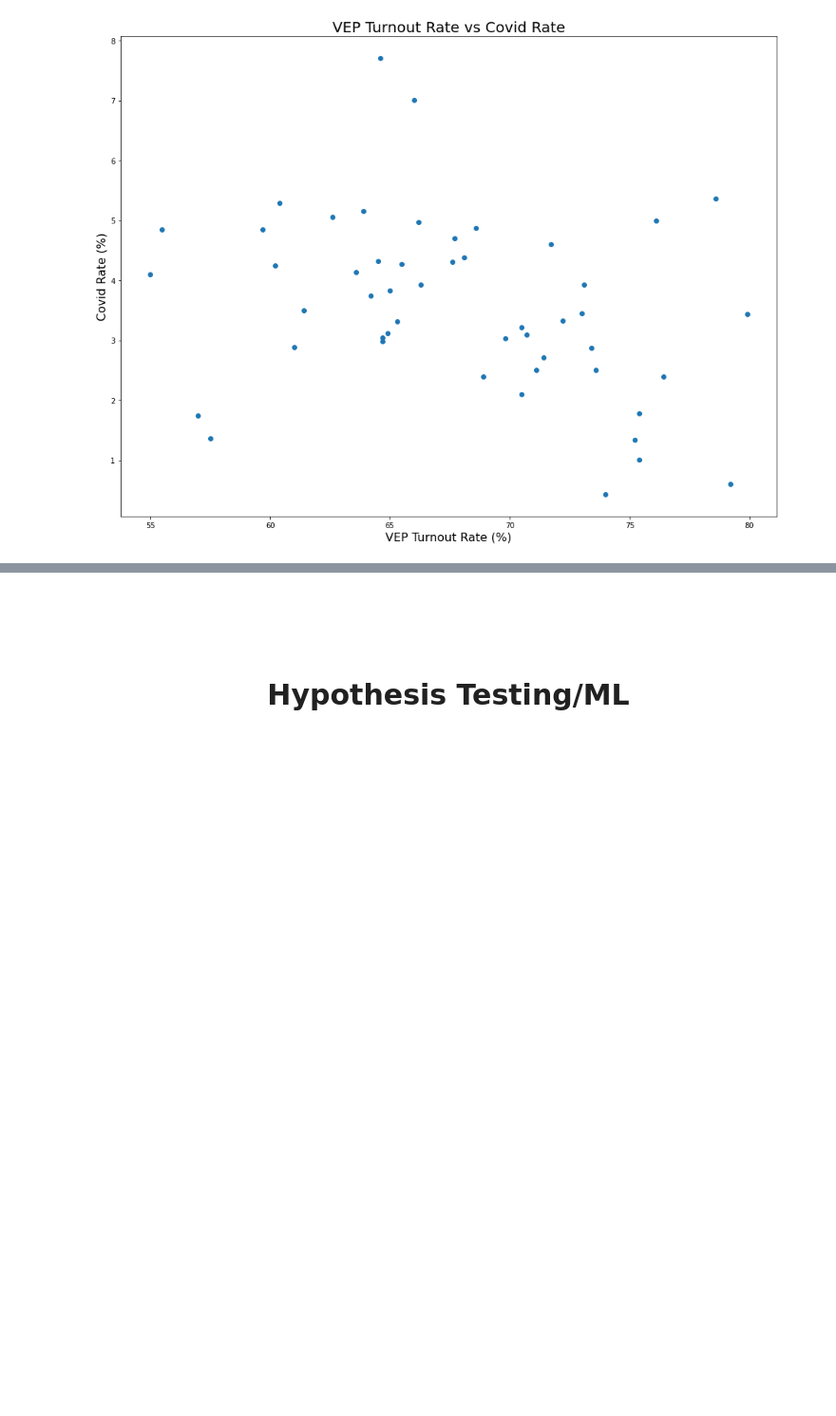
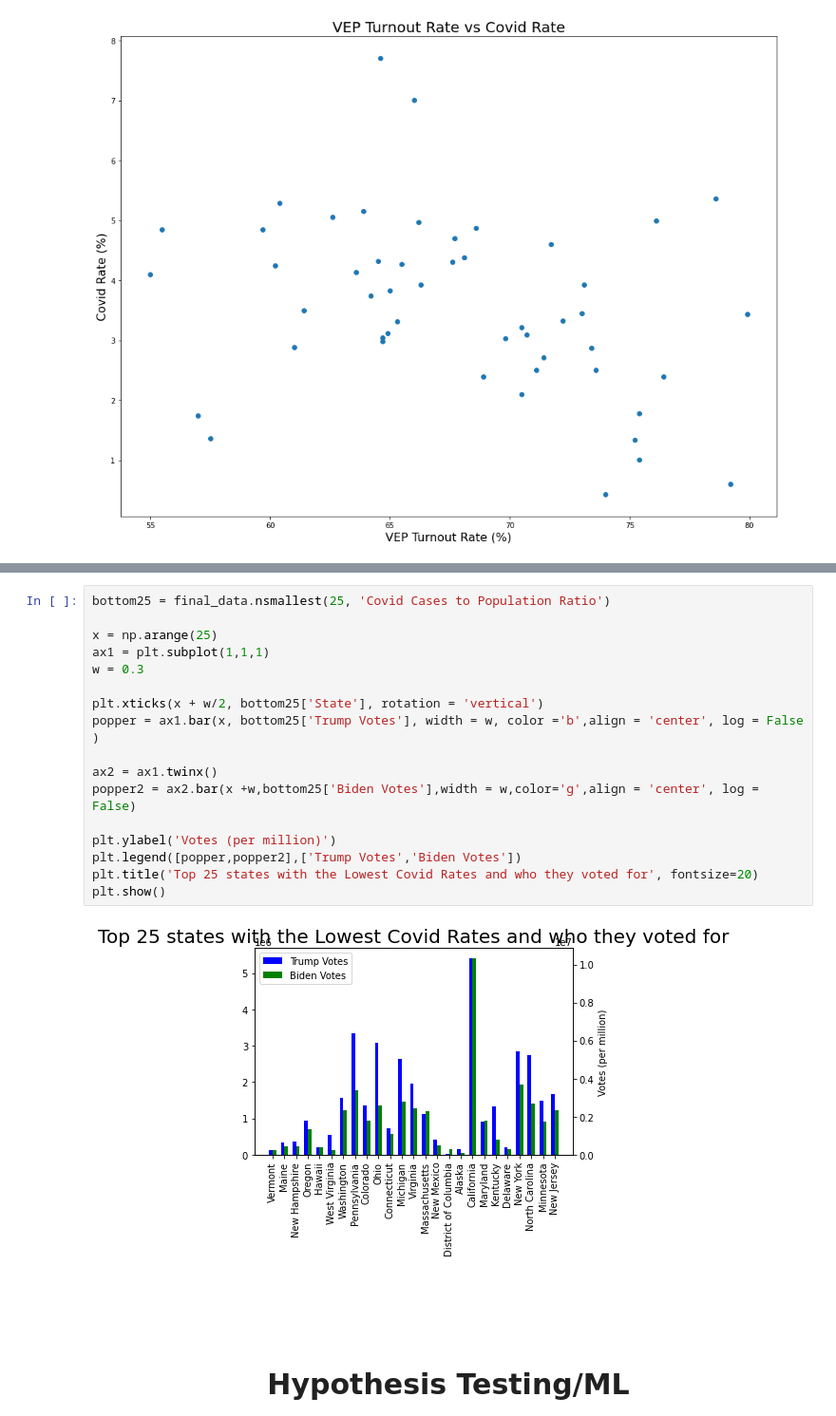
Before and after one commit to Nnaga1/COVID19-and-the-2020-election, a Jupyter notebook: final_tut.ipynb, the cells around one changed output, grey strips where cells are left out. Shown at 95% size. Saved outputs shown, nothing was run; the diff lists cells and outputs as text; blank space fills up the shorter version.

```diff
--- a/final_tut.ipynb
+++ b/final_tut.ipynb
@@ -174,3 +193,22 @@ Text(0.5, 1.0, 'VEP Turnout Rate vs Covid Rate')
+# %%
+bottom25 = final_data.nsmallest(25, 'Covid Cases to Population Ratio')
+
+x = np.arange(25)
+ax1 = plt.subplot(1,1,1)
+w = 0.3
+
+plt.xticks(x + w/2, bottom25['State'], rotation = 'vertical')
+popper = ax1.bar(x, bottom25['Trump Votes'], width = w, color ='b',align = 'center', log = False )
+
+ax2 = ax1.twinx()
+popper2 = ax2.bar(x +w,bottom25['Biden Votes'],width = w,color='g',align = 'center', log = False)
+
+plt.ylabel('Votes (per million)')
+plt.legend([popper,popper2],['Trump Votes','Biden Votes'])
+plt.title('Top 25 states with the Lowest Covid Rates and who they voted for', fontsize=20)
+plt.show()
+# %% [output]
+[figure, added]
 # %% [markdown]
 <br><br><br><br>
 <center><div style="font-size: 30px"> <b>Hypothesis Testing/ML</b> </center>
```
Also changed, not shown: parts of 4 cells of this notebook.
